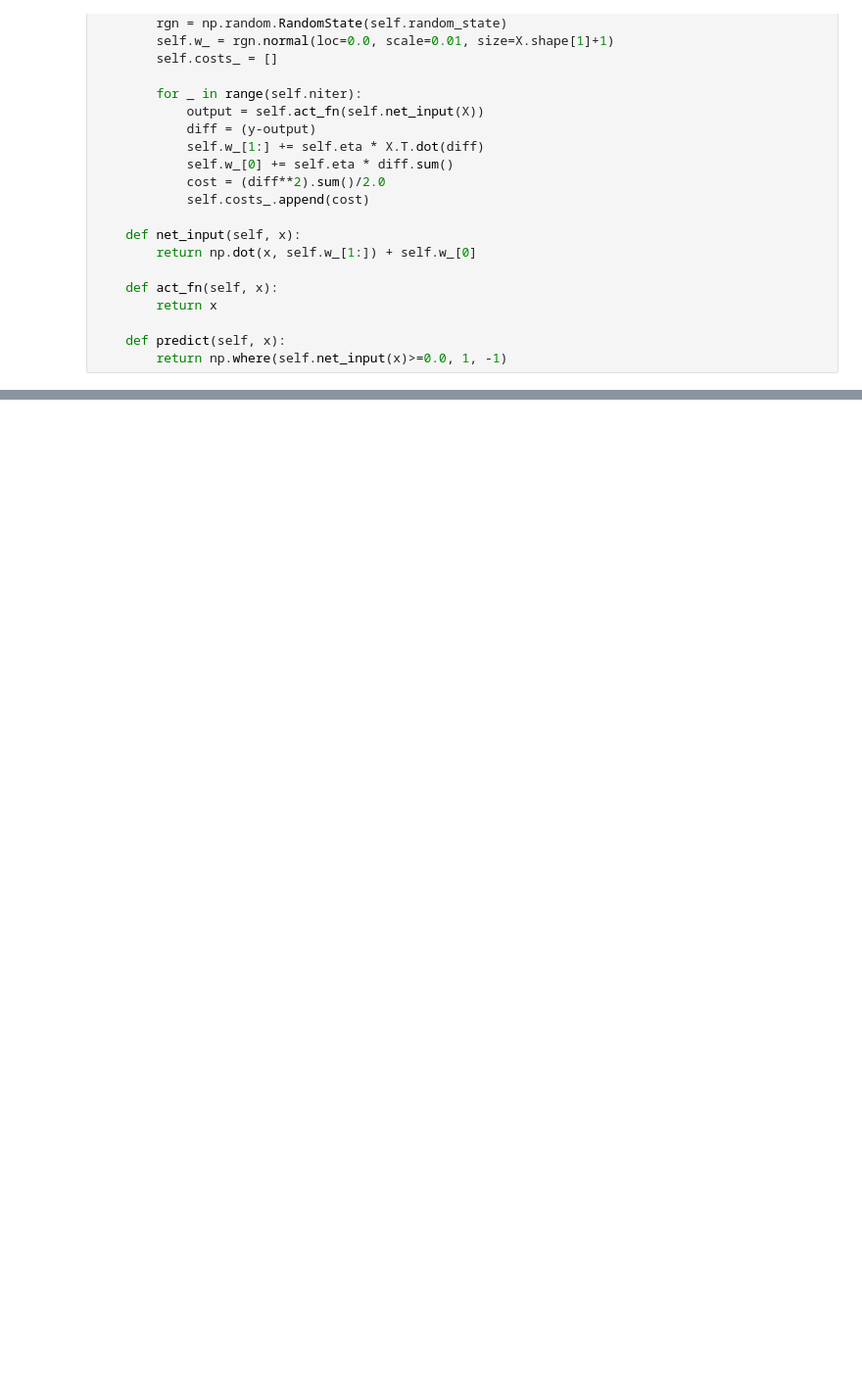
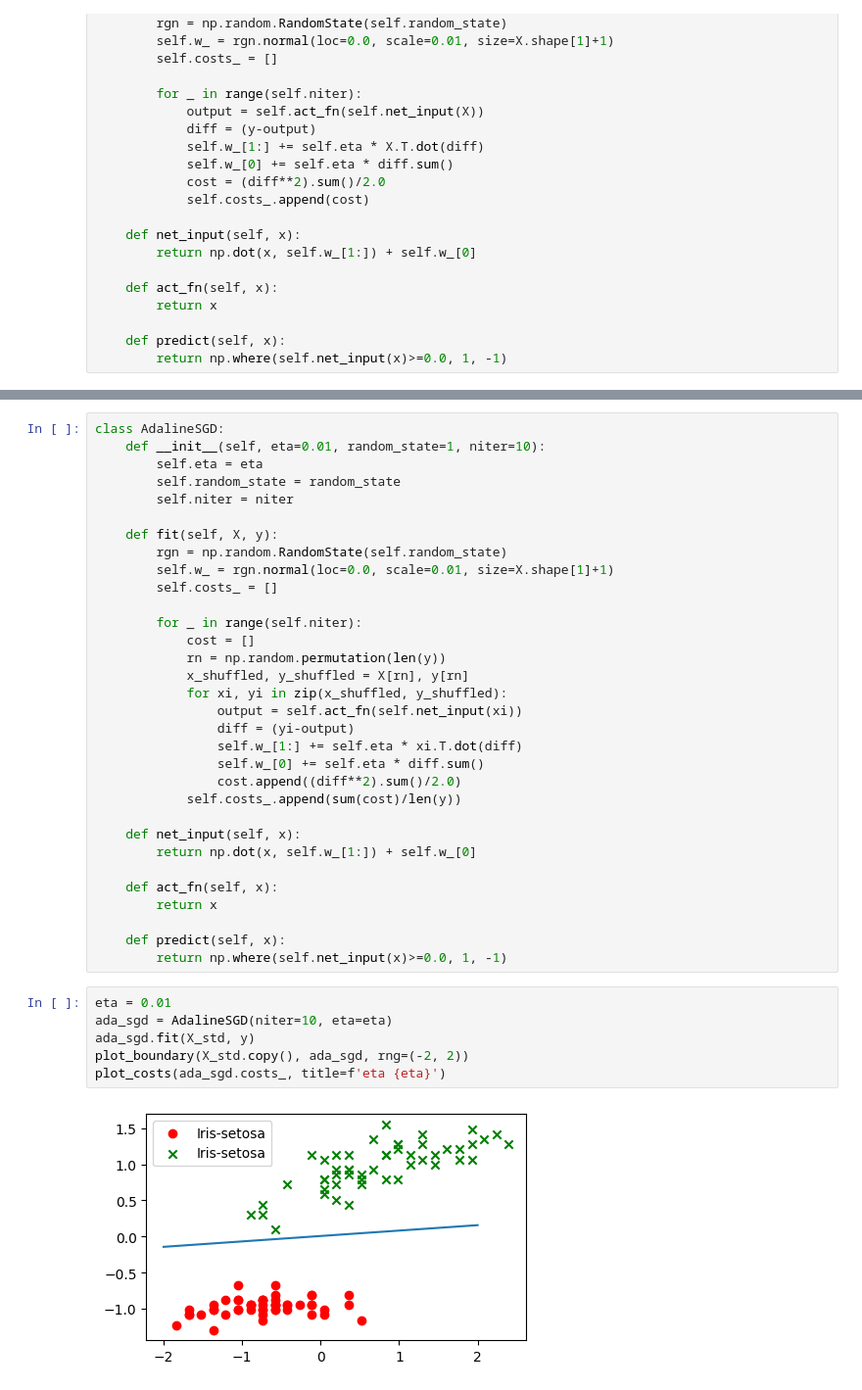
Before and after one commit to arun477/deep_learning_portal, a Jupyter notebook: nbs/07_37_perceptron_adaline_sgd_test1.ipynb, the cells around one changed output, grey strips where cells are left out. Shown: that part at 98% size. Cells and saved outputs as stored; diff of their text form; blank space fills up the shorter version.

Commit message:
adaline sgd method added

```diff
--- a/nbs/07_37_perceptron_adaline_sgd_test1.ipynb
+++ b/nbs/07_37_perceptron_adaline_sgd_test1.ipynb
@@ -164,0 +165,40 @@ plot_costs(ada1.costs_, title=f'eta {eta}')
+# %%
+class AdalineSGD:
+    def __init__(self, eta=0.01, random_state=1, niter=10):
+        self.eta = eta
+        self.random_state = random_state
+        self.niter = niter
+
+    def fit(self, X, y):
+        rgn = np.random.RandomState(self.random_state)
+        self.w_ = rgn.normal(loc=0.0, scale=0.01, size=X.shape[1]+1)
+        self.costs_ = []
+
+        for _ in range(self.niter):
+            cost = []
+            rn = np.random.permutation(len(y))
+            x_shuffled, y_shuffled = X[rn], y[rn]
+            for xi, yi in zip(x_shuffled, y_shuffled):
+                output = self.act_fn(self.net_input(xi))
+                diff = (yi-output)
+                self.w_[1:] += self.eta * xi.T.dot(diff)
+                self.w_[0] += self.eta * diff.sum()
+                cost.append((diff**2).sum()/2.0)
+            self.costs_.append(sum(cost)/len(y))
+
+    def net_input(self, x):
+        return np.dot(x, self.w_[1:]) + self.w_[0]
+
+    def act_fn(self, x):
+        return x
+
+    def predict(self, x):
+        return np.where(self.net_input(x)>=0.0, 1, -1)
+# %%
+eta = 0.01
+ada_sgd = AdalineSGD(niter=10, eta=eta)
+ada_sgd.fit(X_std, y)
+plot_boundary(X_std.copy(), ada_sgd, rng=(-2, 2))
+plot_costs(ada_sgd.costs_, title=f'eta {eta}')
+# %% [output]
+[figure, added]
```
Also changed, not shown: parts of 11 cells of this notebook.
